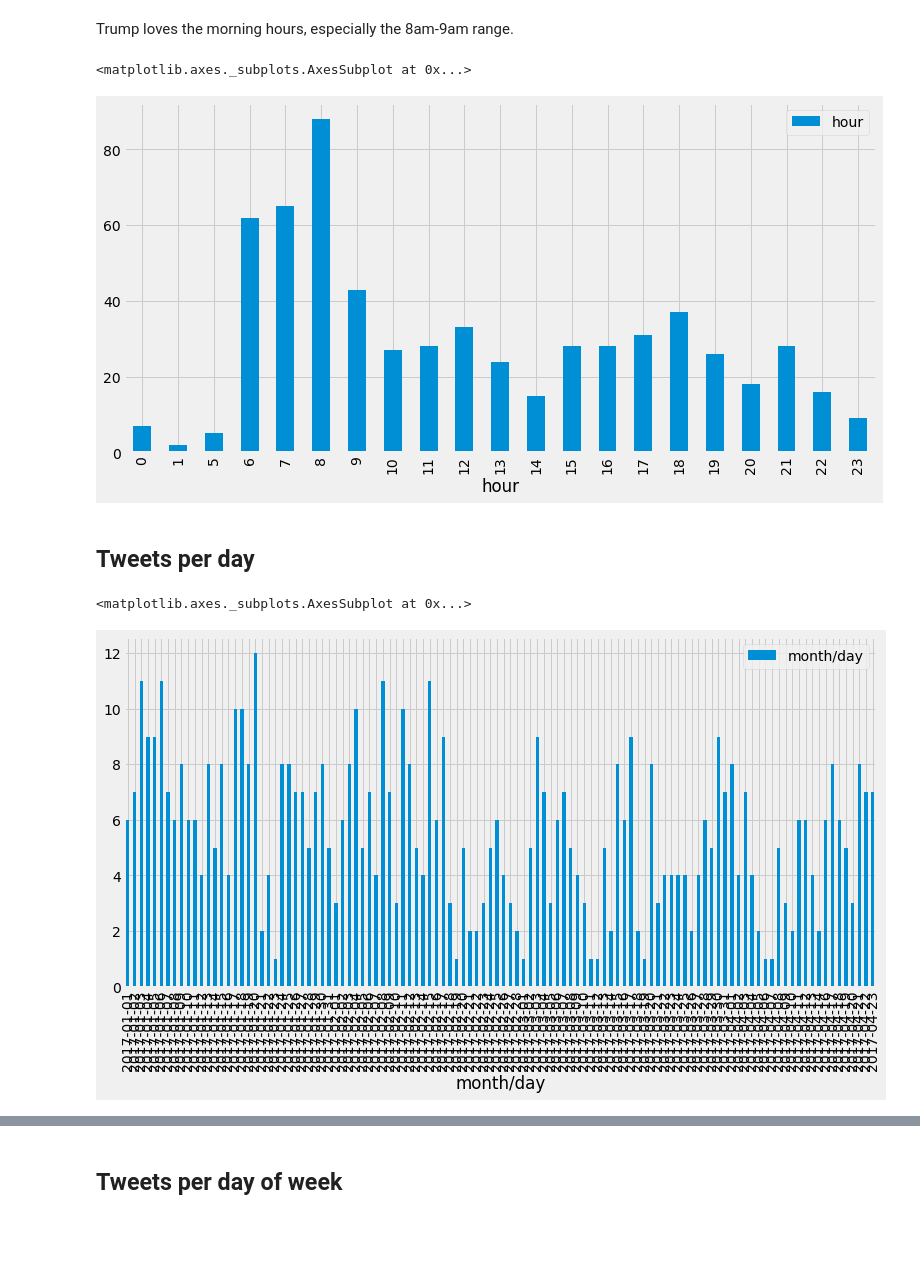
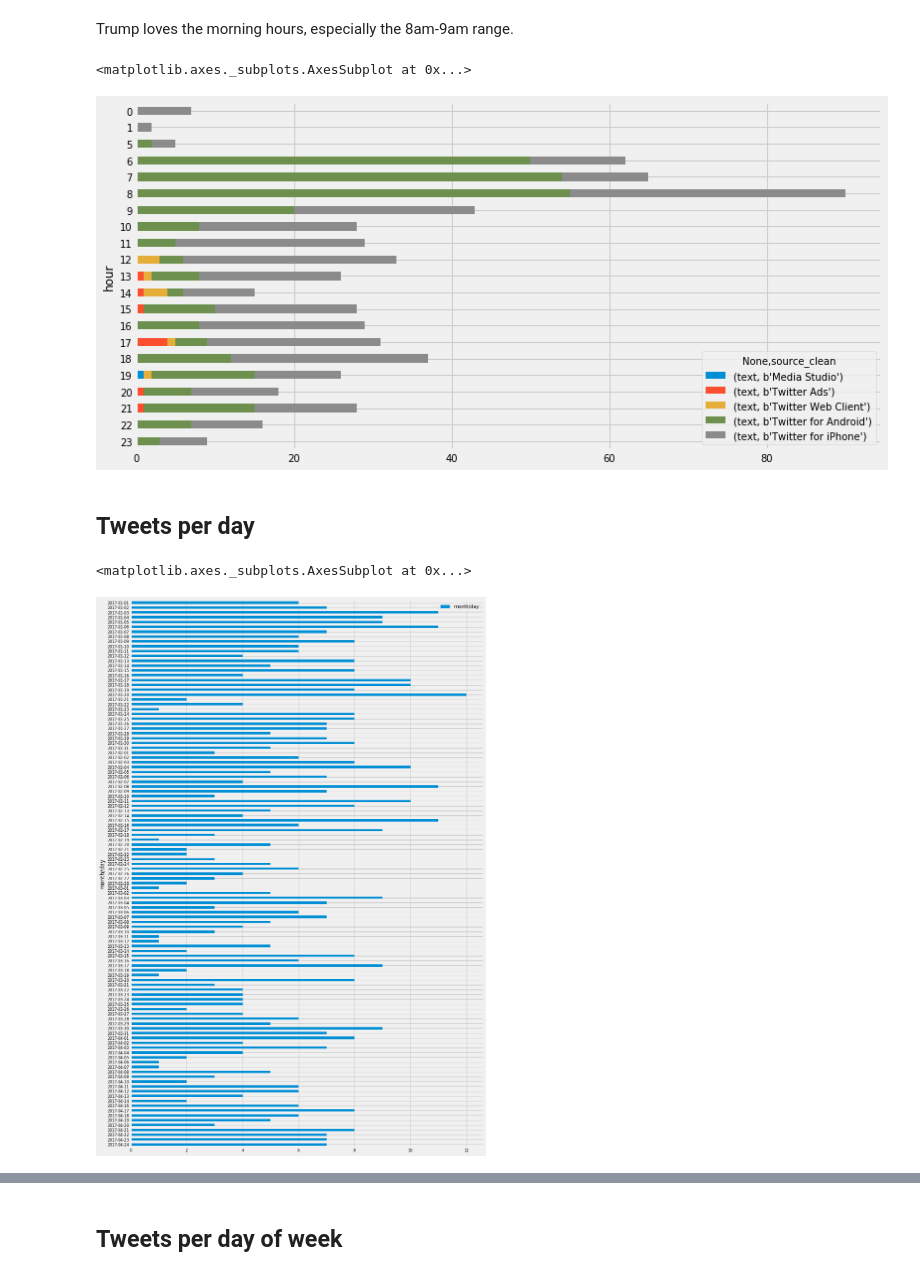
Before and after one commit to nprapps/trump-tweet-analysis, a Jupyter notebook: trump-tweets.ipynb, the cells around one changed output, grey strips where cells are left out. Cells and saved outputs as stored; diff of their text form; code cells hidden in the pictures; blank space fills up the shorter version.

Commit message:
lots of text processing

```diff
--- a/trump-tweets.ipynb
+++ b/trump-tweets.ipynb
@@ -20,12 +20,16 @@ import matplotlib
 import matplotlib.pyplot as plt
 import locale
 import arrow
+import xml.etree.ElementTree as ET
+
 from locale import atof
 from dateutil import parser
 from datetime import datetime
 
+plt.style.use('fivethirtyeight')
 matplotlib.rcParams['figure.figsize'] = (12, 6)
-plt.style.use('fivethirtyeight')
+matplotlib.rcParams['font.size'] = 10
+
 warnings.filterwarnings('ignore')
 # %% [markdown]
 # Trump Tweet analysis
@@ -107,6 +111,15 @@ def convertUTCtoDayOfWeek(date):
 def convertUTCtoHourOfDay(date):
     utc = arrow.get(date)
     return int(utc.to('US/Eastern').format('HH'))
+
+# convert to week of year
+def convertUTCtoWeekNumber(date):
+    return date.strftime('%U')
+
+# Strip HTML
+def stripHTML(html):
+    tree = ET.fromstring(html)
+    return ET.tostring(tree, encoding='utf8', method='text')
 # %% [markdown]
 # Data processing
 # %% [markdown]
@@ -120,9 +133,11 @@ tweets['created_date'] = pd.to_datetime(tweets['created_at'])
 # %% [markdown]
 Add many time grouping columns.
 # %%
+tweets['human_date'] = tweets['created_date'].apply(convertUTCtoFull)
 tweets['month/day'] = tweets['created_date'].apply(convertUTCtoMonthDay)
 tweets['month'] = tweets['created_date'].apply(convertUTCtoMonth)
 tweets['day'] = tweets['created_date'].apply(convertUTCtoDay)
 tweets['day of week'] = tweets['created_date'].apply(convertUTCtoDayOfWeek)
 tweets['hour'] = tweets['created_date'].apply(convertUTCtoHourOfDay)
+tweets['week'] = tweets['created_date'].apply(convertUTCtoWeekNumber)
 tweets.set_index('created_date', inplace=True)
@@ -128,0 +146,3 @@ tweets.set_index('created_date', inplace=True)
+# %%
+tweets['source_clean'] = tweets['source'].apply(stripHTML)
+tweets['source_clean'].unique()
@@ -139,19 +162,20 @@ len(tweets.index)
 # %% [markdown]
 Trump loves the morning hours, especially the 8am-9am range.
 # %%
-tweetsPerHour = tweets[['hour']].groupby(tweets['hour']).count()
-tweetsPerHour.plot(kind='bar')
+tweetsPerHour = tweets[['source_clean', 'hour', 'text']].pivot_table(
+    index='hour', columns=['source_clean'], aggfunc='count')
+tweetsPerHour.iloc[::-1].plot(kind='barh', stacked=True)
 # %% [output]
 <matplotlib.axes._subplots.AxesSubplot at 0x...>
-[figure, old version]
+[figure, new version]
 # %% [markdown]
 ## Tweets per day
 # %%
 tweetsPerDay = tweets[['month/day']].groupby(tweets['month/day']).count()
-tweetsPerDay.plot(kind='bar')
+tweetsPerDay.iloc[::-1].plot(kind='barh', figsize=(12,20), fontsize=8)
 # %% [output]
 <matplotlib.axes._subplots.AxesSubplot at 0x...>
-[figure, old version]
+[figure, new version]
 # %%
 tweetsPerDay.describe()
 # %% [output]
```
Also changed, not shown: parts of 47 cells of this notebook.
